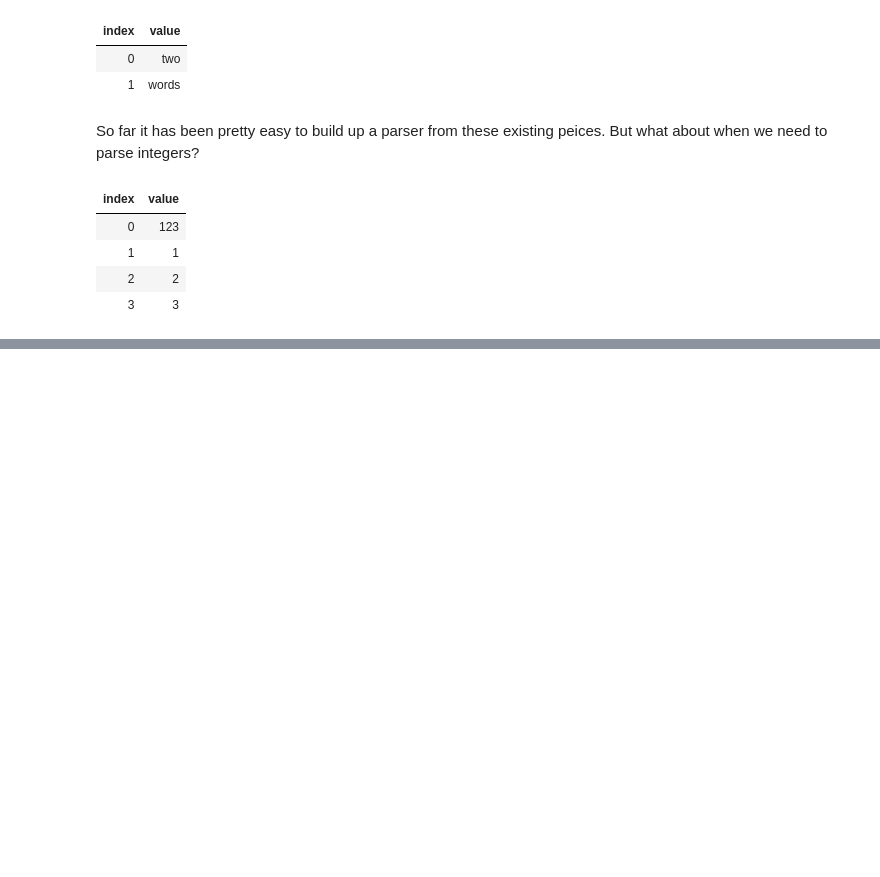
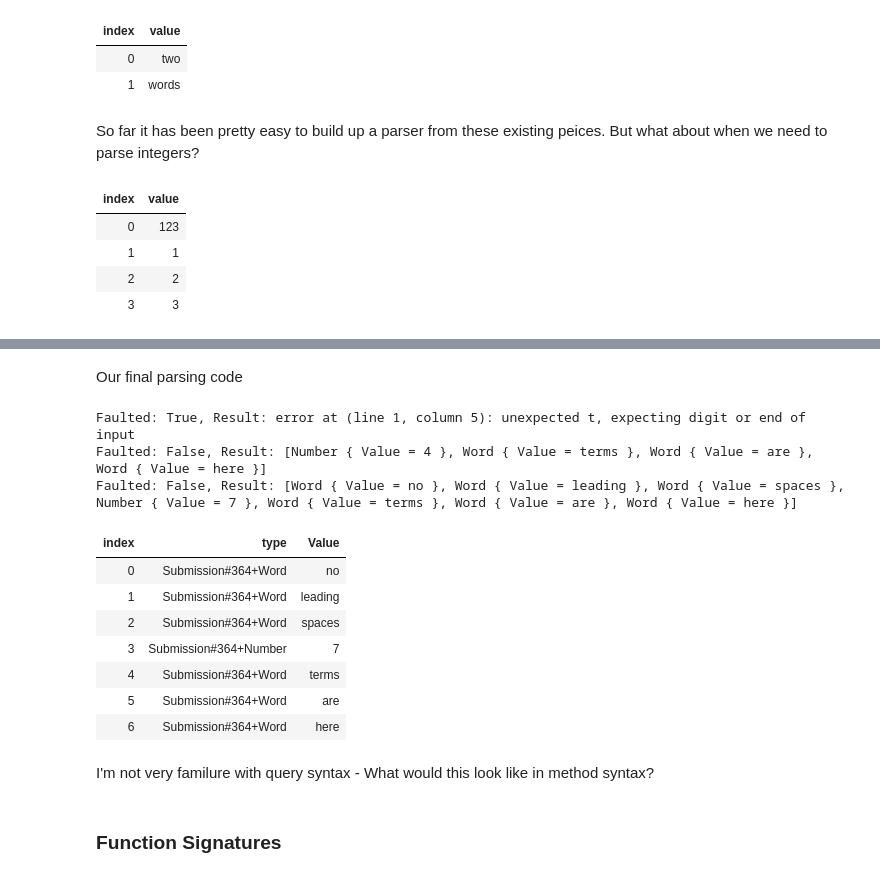
Before and after one commit to qmarsala/FunctionalJourney, a Jupyter notebook: CSharp/functional-csharp-notebook.ipynb, the cells around one changed output, grey strips where cells are left out. Saved outputs shown, nothing was run; the diff lists cells and outputs as text; code cells hidden in the pictures; blank space fills up the shorter version.

```diff
--- a/CSharp/functional-csharp-notebook.ipynb
+++ b/CSharp/functional-csharp-notebook.ipynb
@@ -486,0 +496,14 @@ What about both letters and numbers at the same time?!
+# %%
+abstract class Term { };
+
+class Word : Term
+{
+    public readonly string Value;
+    public Word(string value) => Value = value;
+}
+
+class Number : Term
+{
+    public readonly int Value;
+    public Number(int value) => Value = value;
+}
@@ -486,0 +631,53 @@ What about both letters and numbers at the same time?!
+# %% [markdown]
+Our final parsing code
+# %%
+abstract record Term { };
+record Word(string Value) : Term;
+record Number(int Value) : Term;
+
+var isSpace = satisfy(System.Char.IsWhiteSpace);
+var spaces = either(eof, many1(isSpace).Map(_ => unit));
+
+Parser<A> token<A>(Parser<A> parserA) =>
+    from res in parserA
+    from spc in spaces
+    select res;
+
+var word =
+    from w in token(asString(many1(letter)))
+    select new Word(w) as Term;
+
+var number =
+    from d in token(asString(many1(digit)))
+    select new Number(Int32.Parse(d)) as Term;
+
+var term = either<Term>(word, number);
+
+var parser =
+    from sp in many(isSpace)
+    from ws in many1(term)
+    select ws;
+
+var result = parse(parser, "   4terms are here");
+Console.WriteLine($"Faulted: {result.IsFaulted}, Result: {result.Reply.Error}"); // an error showing us what went wrong
+
+var result2 = parse(parser, "   4 terms are here");
+Console.WriteLine($"Faulted: {result2.IsFaulted}, Result: {result2.Reply.Result}"); // [number, word, word, word]
+
+var result3 = parse(parser, "no leading spaces   7 terms are here");
+Console.WriteLine($"Faulted: {result3.IsFaulted}, Result: {result3.Reply.Result}"); // [word, word, word, number, word, word, word]
+return result3.Reply.Result;
+# %% [output]
+Faulted: True, Result: error at (line 1, column 5): unexpected t, expecting digit or end of input
+Faulted: False, Result: [Number { Value = 4 }, Word { Value = terms }, Word { Value = are }, Word { Value = here }]
+Faulted: False, Result: [Word { Value = no }, Word { Value = leading }, Word { Value = spaces }, Number { Value = 7 }, Word { Value = terms }, Word { Value = are }, Word { Value = here }]
+| index | type | Value |
+| 0 | Submission#364+Word | no |
+| 1 | Submission#364+Word | leading |
+| 2 | Submission#364+Word | spaces |
+| 3 | Submission#364+Number | 7 |
+| 4 | Submission#364+Word | terms |
+| 5 | Submission#364+Word | are |
+| 6 | Submission#364+Word | here |
+# %% [markdown]
+I'm not very familure with query syntax - What would this look like in method syntax?
@@ -486,0 +686,2 @@ What about both letters and numbers at the same time?!
+# %% [markdown]
+### Function Signatures
```
Also changed, not shown: parts of 14 cells of this notebook.
